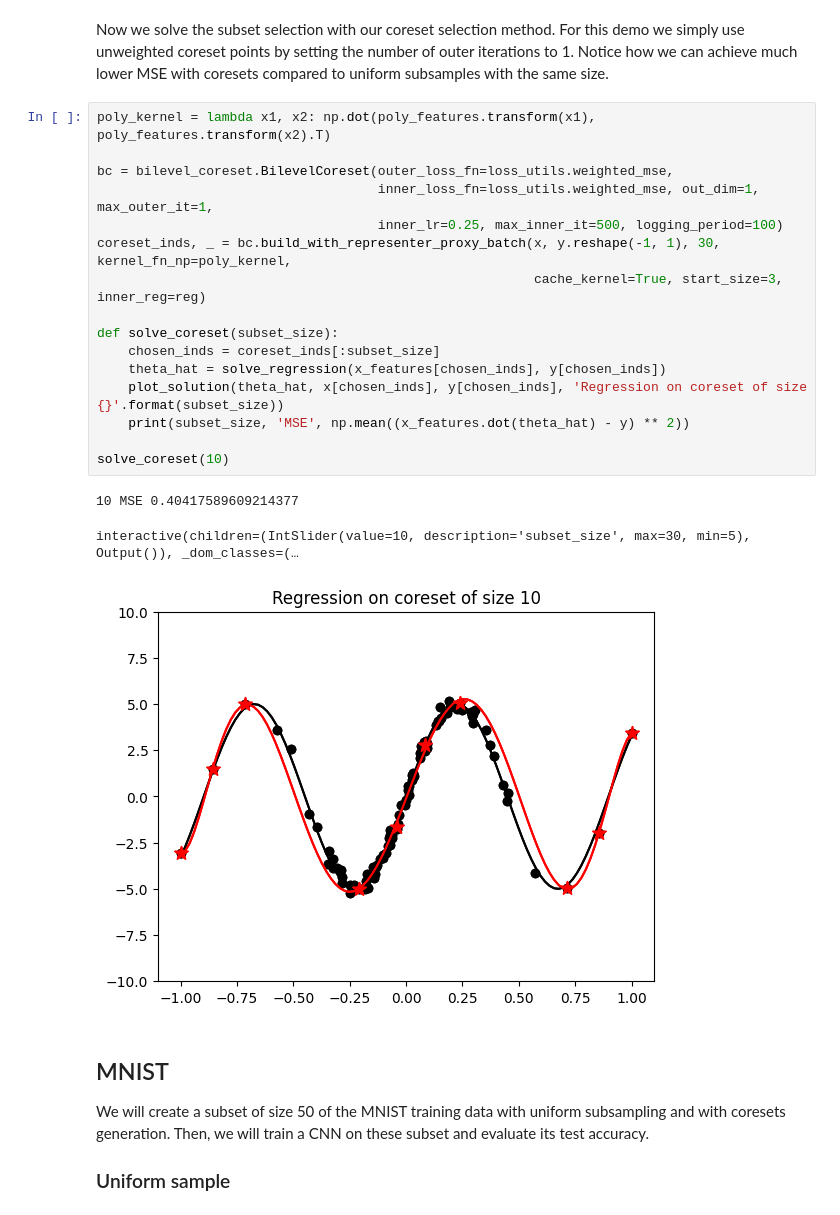
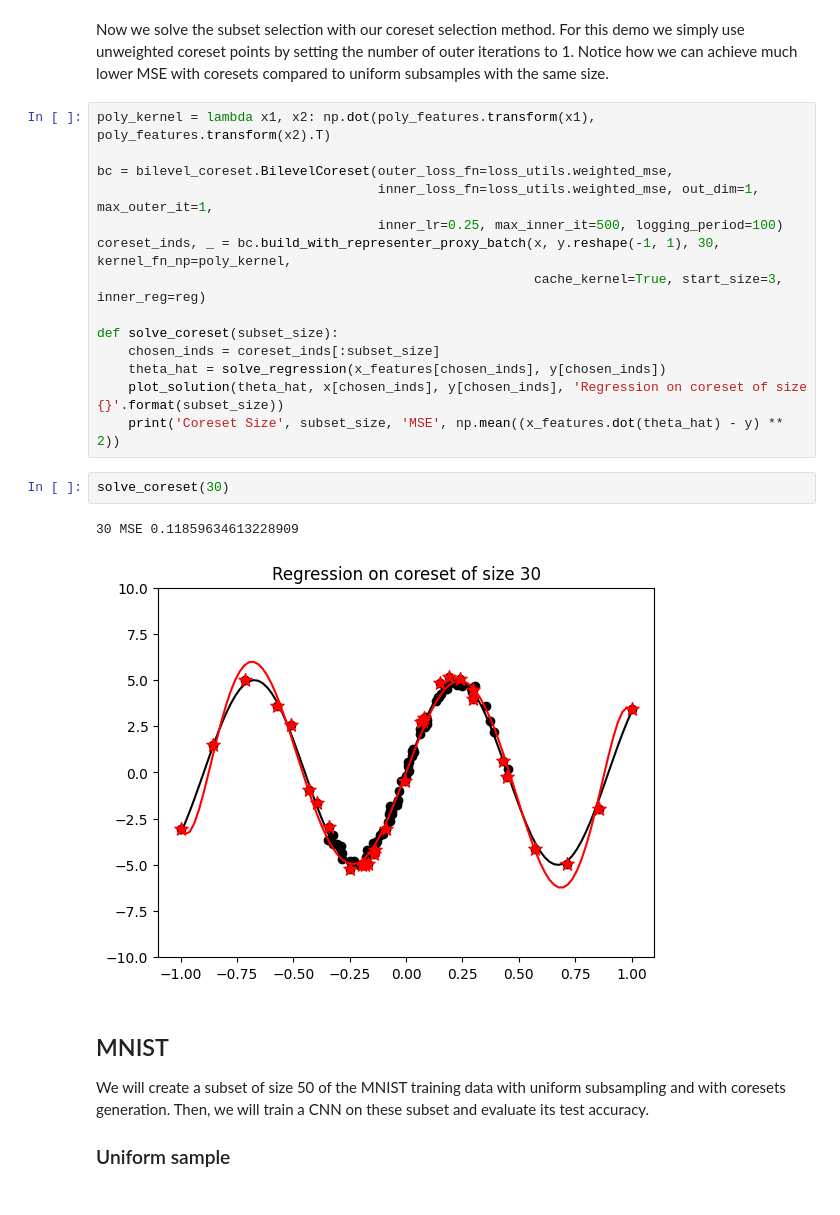
Before and after one commit to haoweiwang0/Coreset_Prioritization, a Jupyter notebook: coreset_prioritization.ipynb, the cells around one changed output. Cells and saved outputs as stored; diff of their text form.

Commit message:
modified:   coreset_prioritization.ipynb 	new file:   ntk_generator.py 	new file:   resnet_prioritization.ipynb

```diff
--- a/coreset_prioritization.ipynb
+++ b/coreset_prioritization.ipynb
@@ -138,13 +133,12 @@ def solve_coreset(subset_size):
     chosen_inds = coreset_inds[:subset_size]
     theta_hat = solve_regression(x_features[chosen_inds], y[chosen_inds])
     plot_solution(theta_hat, x[chosen_inds], y[chosen_inds], 'Regression on coreset of size {}'.format(subset_size))
-    print(subset_size, 'MSE', np.mean((x_features.dot(theta_hat) - y) ** 2))
-
-solve_coreset(10)
+    print('Coreset Size', subset_size, 'MSE', np.mean((x_features.dot(theta_hat) - y) ** 2))
-# %% [output]
-10 MSE 0.40417589609214377
-interactive(children=(IntSlider(value=10, description='subset_size', max=30, min=5), Output()), _dom_classes=(…
-[figure, removed]
+# %%
+solve_coreset(30)
+# %% [output]
+30 MSE 0.11859634613228909
+[figure, added]
 # %% [markdown]
 ## MNIST
 We will create a subset of size 50 of the MNIST training data with uniform subsampling and with coresets generation. Then, we will train a CNN on these subset and evaluate its test accuracy.
```
Also changed, not shown: parts of 18 cells of this notebook, 2 other files.
